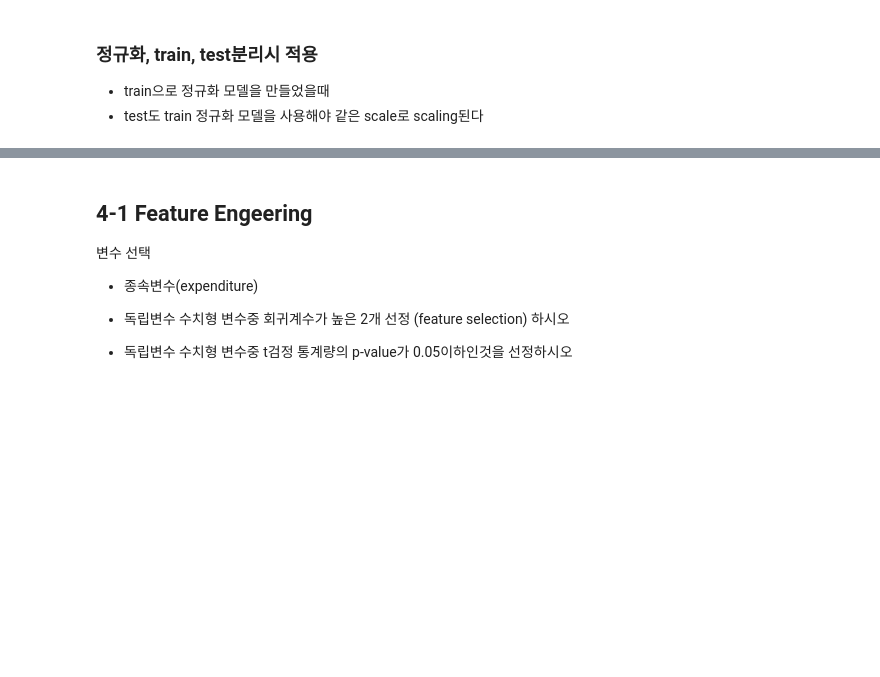
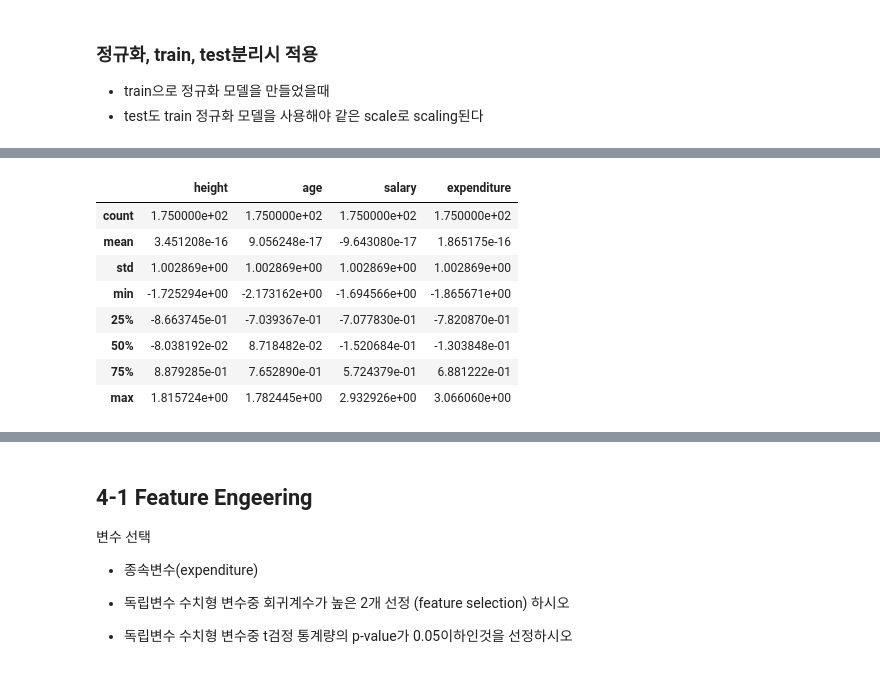
Before and after one commit to Eric4848/TIL, a Jupyter notebook: Machine Learning/[Workbook]ch5 선형회귀 및 특성공학.ipynb, the cells around one changed output, grey strips where cells are left out. Saved outputs shown, nothing was run; the diff lists cells and outputs as text; code cells hidden in the pictures; blank space fills up the shorter version.

```diff
--- a/Machine Learning/[Workbook]ch5 선형회귀 및 특성공학.ipynb
+++ b/Machine Learning/[Workbook]ch5 선형회귀 및 특성공학.ipynb
@@ -916,3 +1021,5 @@ from sklearn.preprocessing import StandardScaler
 from sklearn.model_selection import train_test_split
 # %%
 # 연속형 변수 추출
+df_n1 = df_train1[['height', 'age', 'salary', 'expenditure']]
+df_n1[:5]
@@ -919,3 +1043,5 @@ from sklearn.model_selection import train_test_split
 # %%
 # train data StandardScaler fit까지로 StandardScaler를 만든다
 from sklearn.preprocessing import StandardScaler
+sc_stan1 = StandardScaler().fit(df_n1)
+sc_stan1
@@ -922,2 +1050,4 @@ from sklearn.preprocessing import StandardScaler
 # %%
 # train에 대해 transform을 실행하여 train data를 StandardScaling
+sc_tran_tr = sc_stan1.transform(df_n1)
+sc_tran_tr[:5]
@@ -925,0 +1070,4 @@ from sklearn.preprocessing import StandardScaler
+# %%
+# train data df화
+df_train_std = pd.DataFrame(sc_tran_tr, columns=df_n1.columns)
+df_train_std[:5]
@@ -926,2 +1092,13 @@ from sklearn.preprocessing import StandardScaler
 # %%
-# train data df화
+# train data EDA
+df_train_std.describe()
+# %% [output]
+|  | height | age | salary | expenditure |
+| count | 1.750000e+02 | 1.750000e+02 | 1.750000e+02 | 1.750000e+02 |
+| mean | 3.451208e-16 | 9.056248e-17 | -9.643080e-17 | 1.865175e-16 |
+| std | 1.002869e+00 | 1.002869e+00 | 1.002869e+00 | 1.002869e+00 |
+| min | -1.725294e+00 | -2.173162e+00 | -1.694566e+00 | -1.865671e+00 |
+| 25% | -8.663745e-01 | -7.039367e-01 | -7.077830e-01 | -7.820870e-01 |
+| 50% | -8.038192e-02 | 8.718482e-02 | -1.520684e-01 | -1.303848e-01 |
+| 75% | 8.879285e-01 | 7.652890e-01 | 5.724379e-01 | 6.881222e-01 |
+| max | 1.815724e+00 | 1.782445e+00 | 2.932926e+00 | 3.066060e+00 |
```
Also changed, not shown: parts of 74 cells of this notebook.
